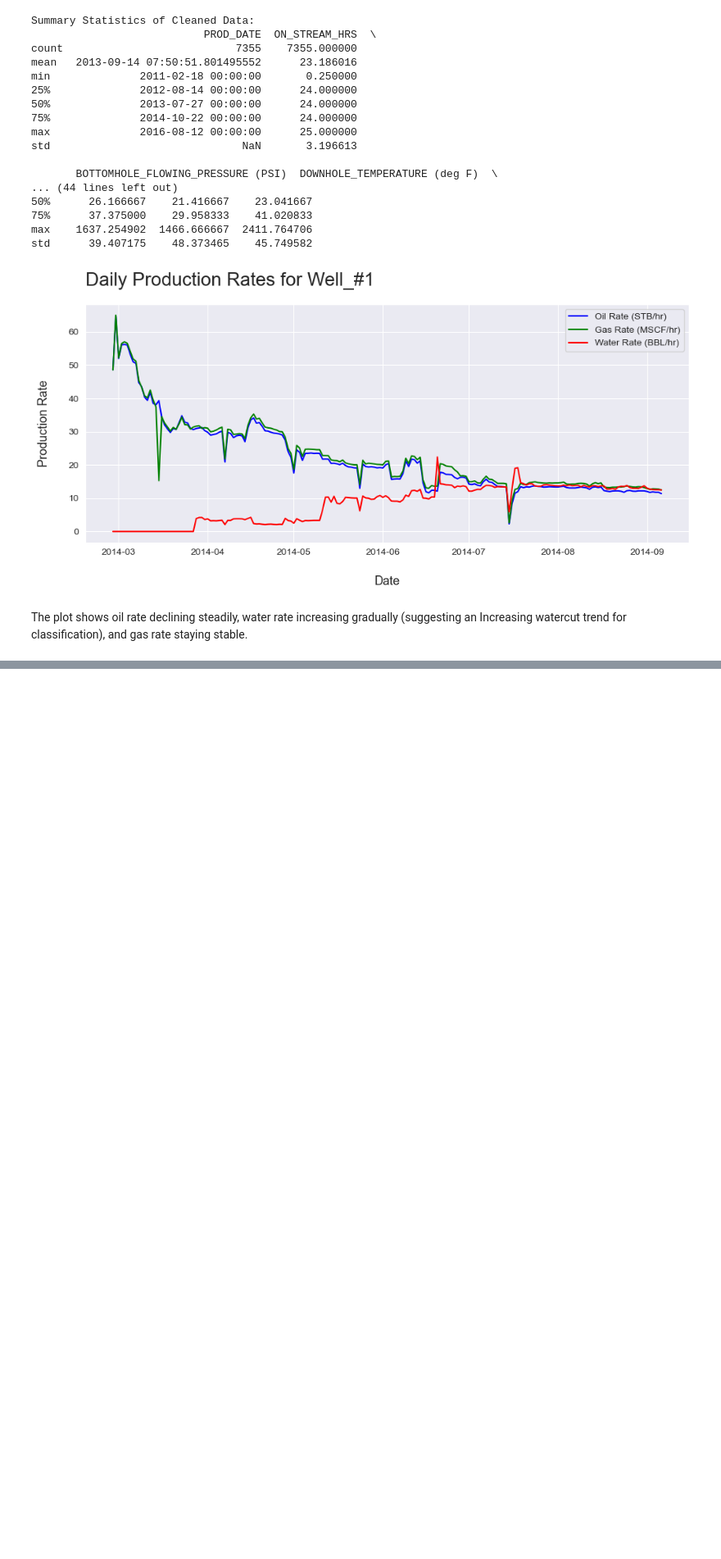
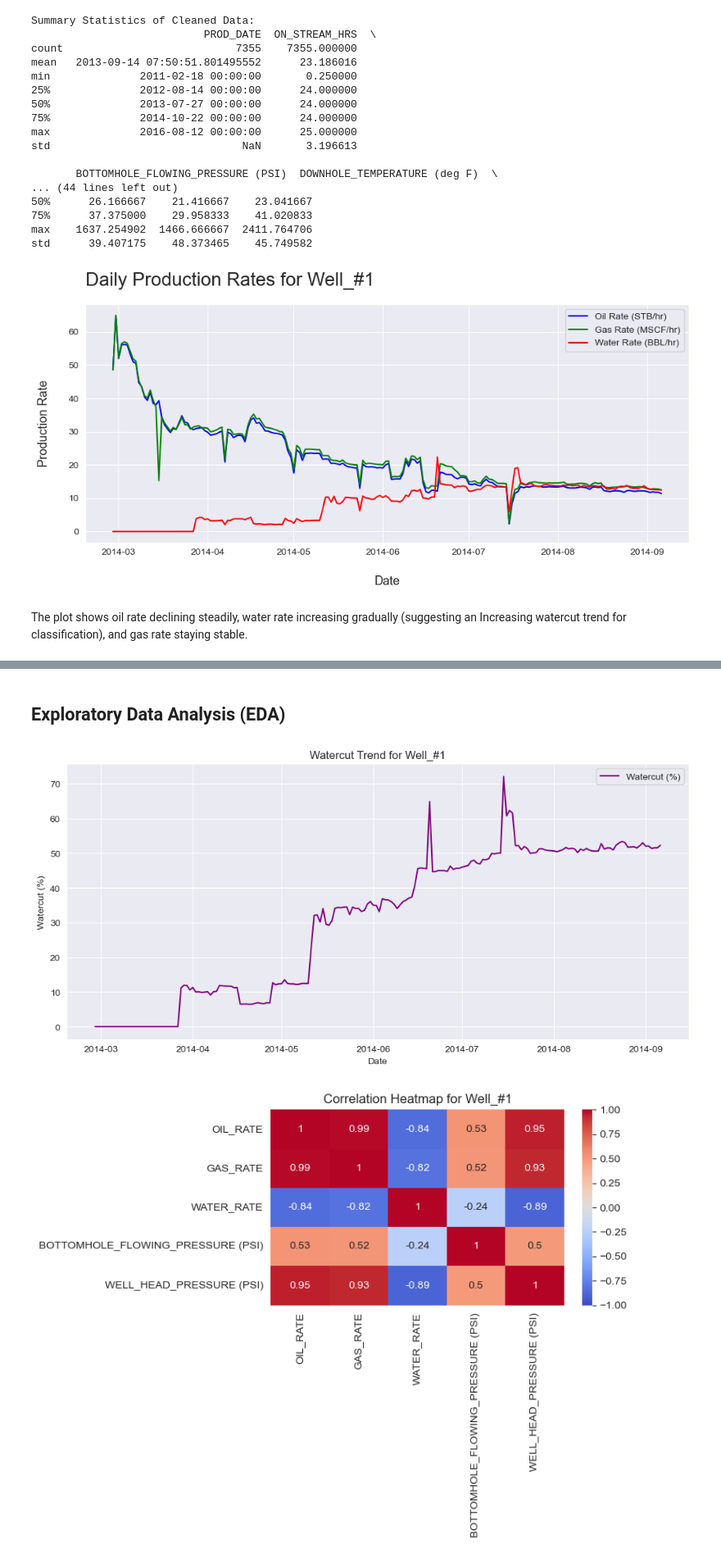
Before and after one commit to Connected-Peter/SPE_DSEAT_2025_GTF, a Jupyter notebook: SPE DSEATS DATATHON ML.ipynb, the cells around one changed output, grey strips where cells are left out. Shown: that part at 82% size. Drawn from its saved outputs; the diff is of its cells as text; code cells hidden in the pictures; blank space fills up the shorter version.

```diff
--- a/SPE DSEATS DATATHON ML.ipynb
+++ b/SPE DSEATS DATATHON ML.ipynb
@@ -250,0 +240,32 @@ To https://github.com/Connected-Peter/SPE_DSEAT_2025_GTF.git
+# %% [markdown]
+## Exploratory Data Analysis (EDA)
+# %%
+well_1_data = well_df[well_df['WELL_NAME'] == 'Well_#1'].copy()
+
+# Calculate watercut (water rate / total fluid rate)
+well_1_data['TOTAL_RATE'] = well_1_data['OIL_RATE'] + well_1_data['WATER_RATE']
+well_1_data['WATERCUT'] = well_1_data['WATER_RATE'] / well_1_data['TOTAL_RATE'] * 100
+
+# Plotting watercut over time
+plt.figure(figsize=(10, 5))
+plt.plot(well_1_data['PROD_DATE'], well_1_data['WATERCUT'], label='Watercut (%)', color='purple')
+plt.xlabel("Date")
+plt.ylabel("Watercut (%)")
+plt.title("Watercut Trend for Well_#1")
+plt.legend()
+plt.grid(True)
+plt.tight_layout()
+plt.savefig('watercut_trend_well_1.png', dpi=300)
+plt.show()
+
+# Correlation heatmap
+plt.figure(figsize=(8, 6))
+correlation_matrix = well_1_data[['OIL_RATE', 'GAS_RATE', 'WATER_RATE', 'BOTTOMHOLE_FLOWING_PRESSURE (PSI)', 'WELL_HEAD_PRESSURE (PSI)']].corr()
+sns.heatmap(correlation_matrix, annot=True, cmap='coolwarm', vmin=-1, vmax=1)
+plt.title("Correlation Heatmap for Well_#1")
+plt.tight_layout()
+plt.savefig('correlation_heatmap_well_1.png', dpi=300)
+plt.show()
+# %% [output]
+[figure, added]
+[figure, added]
```
Also changed, not shown: parts of 24 cells of this notebook, 7 other files.
